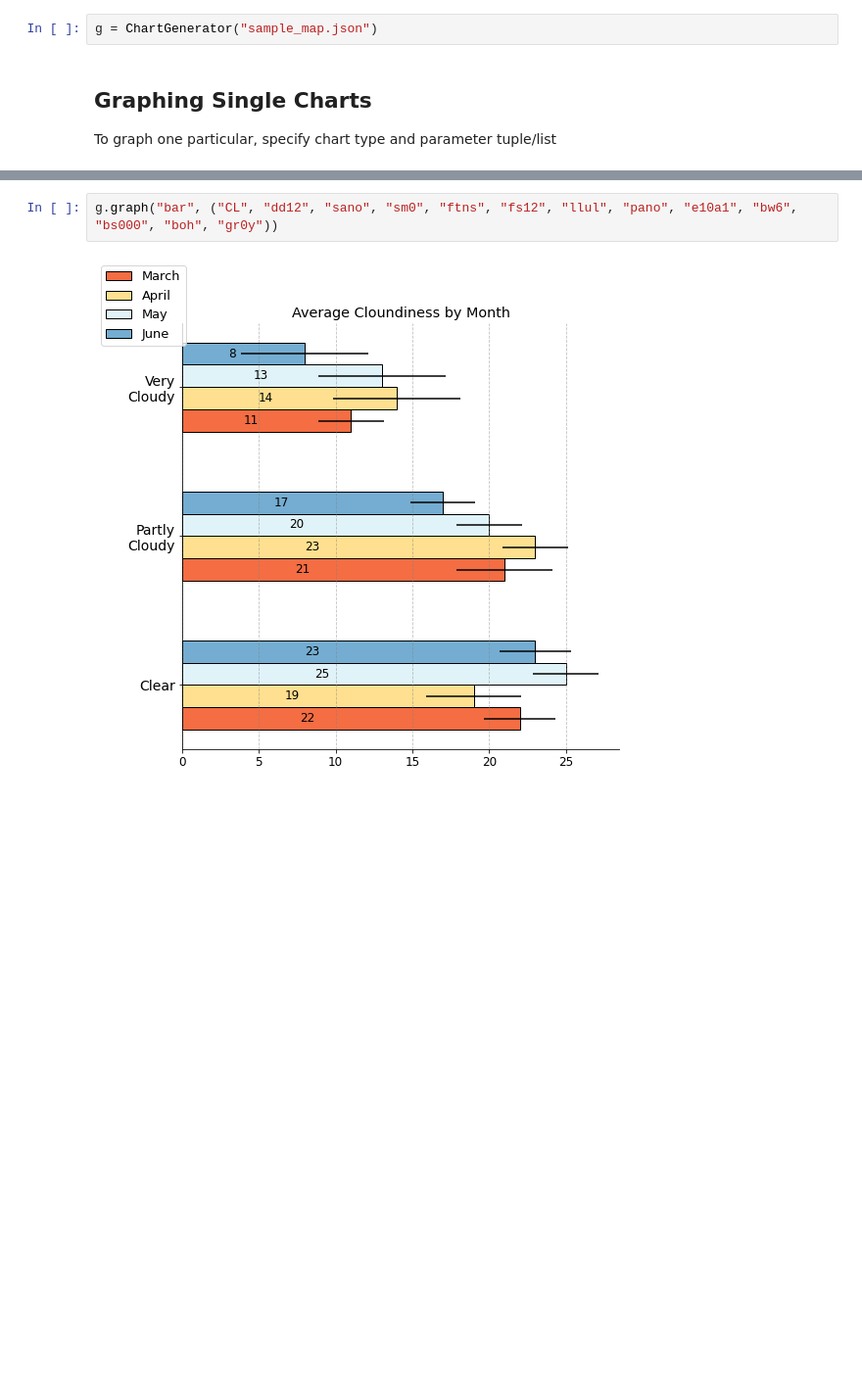
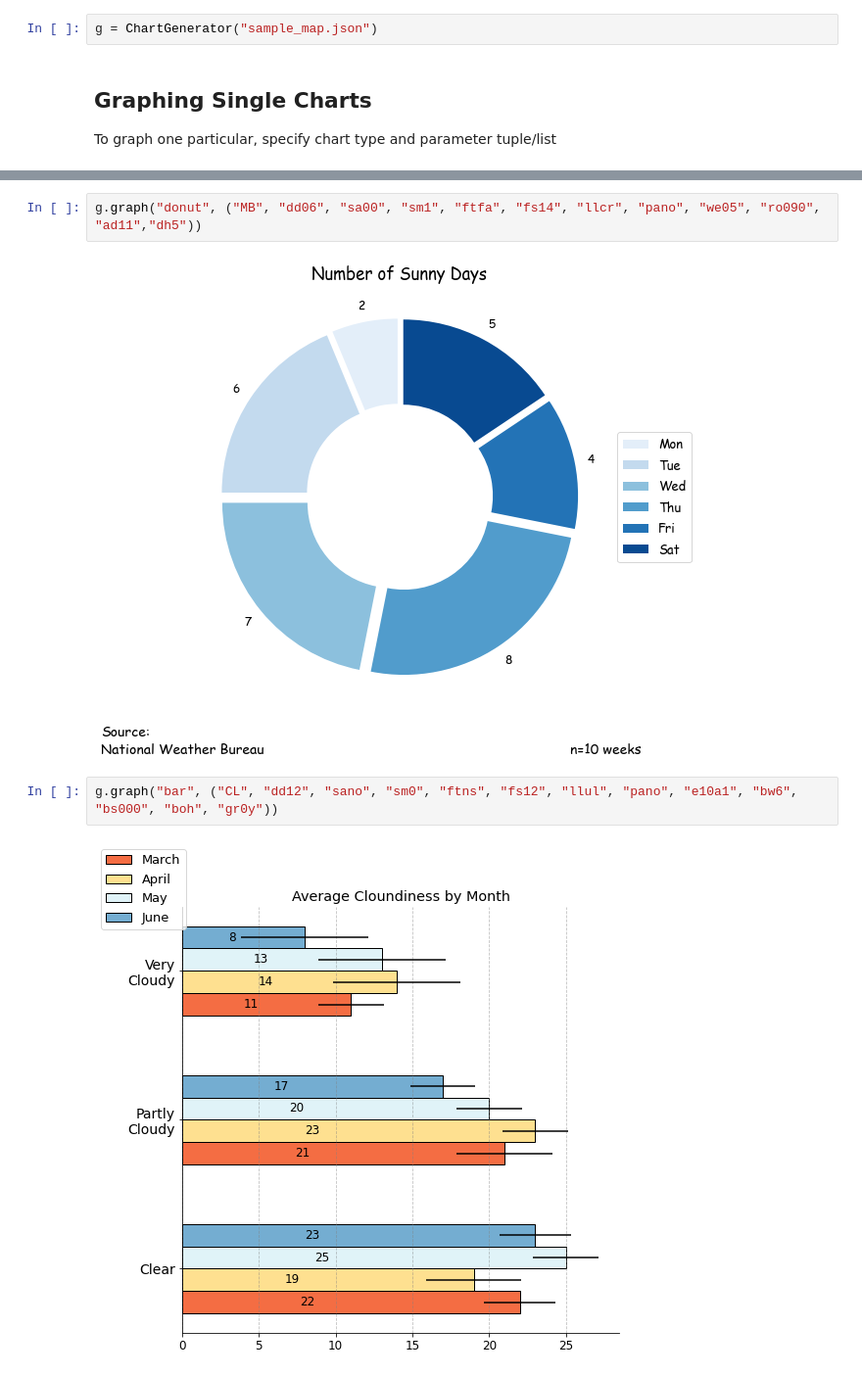
Before and after one commit to data-stories/chart-experiment, a Jupyter notebook: demo/demo.ipynb, the cells around one changed output, grey strips where cells are left out. Shown at 98% size. Saved outputs shown, nothing was run; the diff lists cells and outputs as text; blank space fills up the shorter version.

```diff
--- a/demo/demo.ipynb
+++ b/demo/demo.ipynb
@@ -25,3 +25,7 @@ g.graph("pie", ("CM", "dd12", "sano", "sm0", "ftns", "fs12", "llcl", "pano", "we
+# %%
+g.graph("donut", ("MB", "dd06", "sa00", "sm1", "ftfa", "fs14", "llcr", "pano", "we05", "ro090", "ad11","dh5"))
+# %% [output]
+[figure, added]
 # %%
 g.graph("bar", ("CL", "dd12", "sano", "sm0", "ftns", "fs12", "llul", "pano", "e10a1", "bw6", "bs000", "boh", "gr0y"))
 # %% [output]
```
Also changed, not shown: parts of 1 cell of this notebook, 4 other files.
